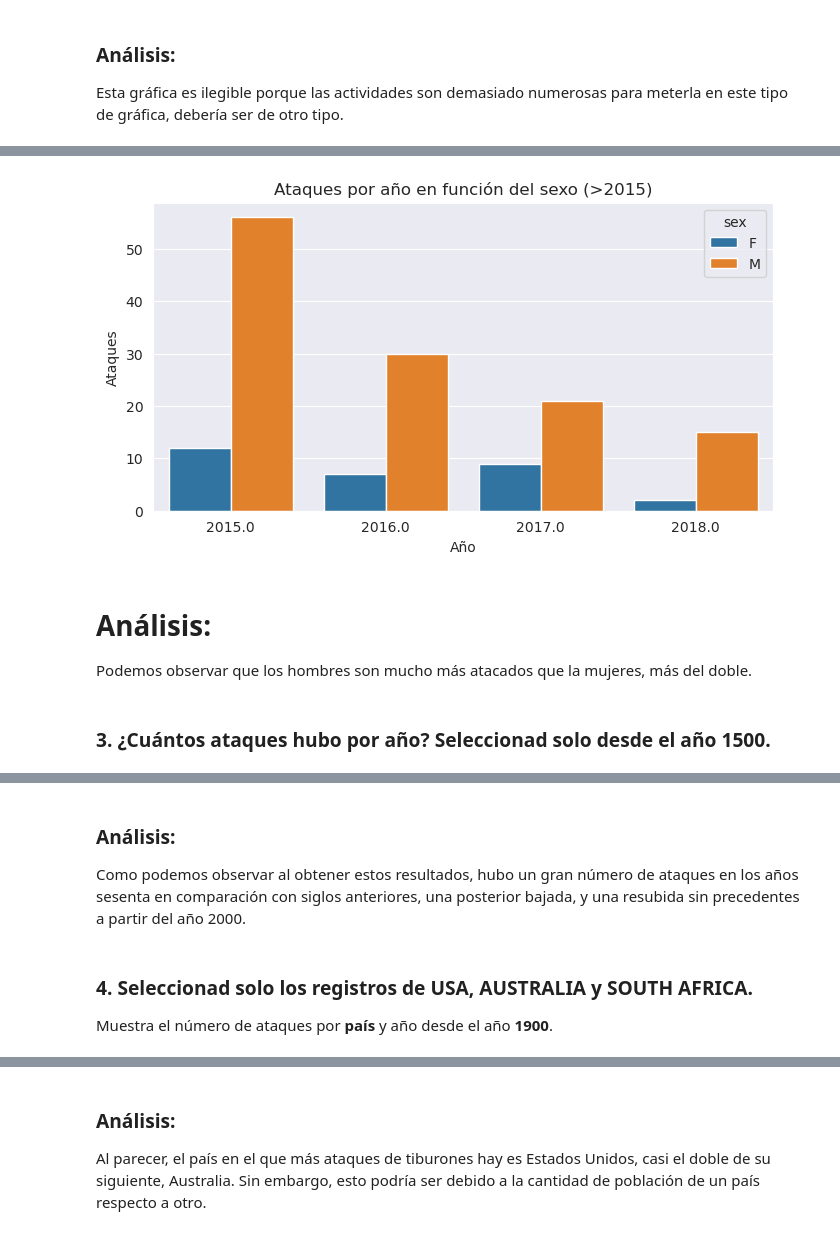
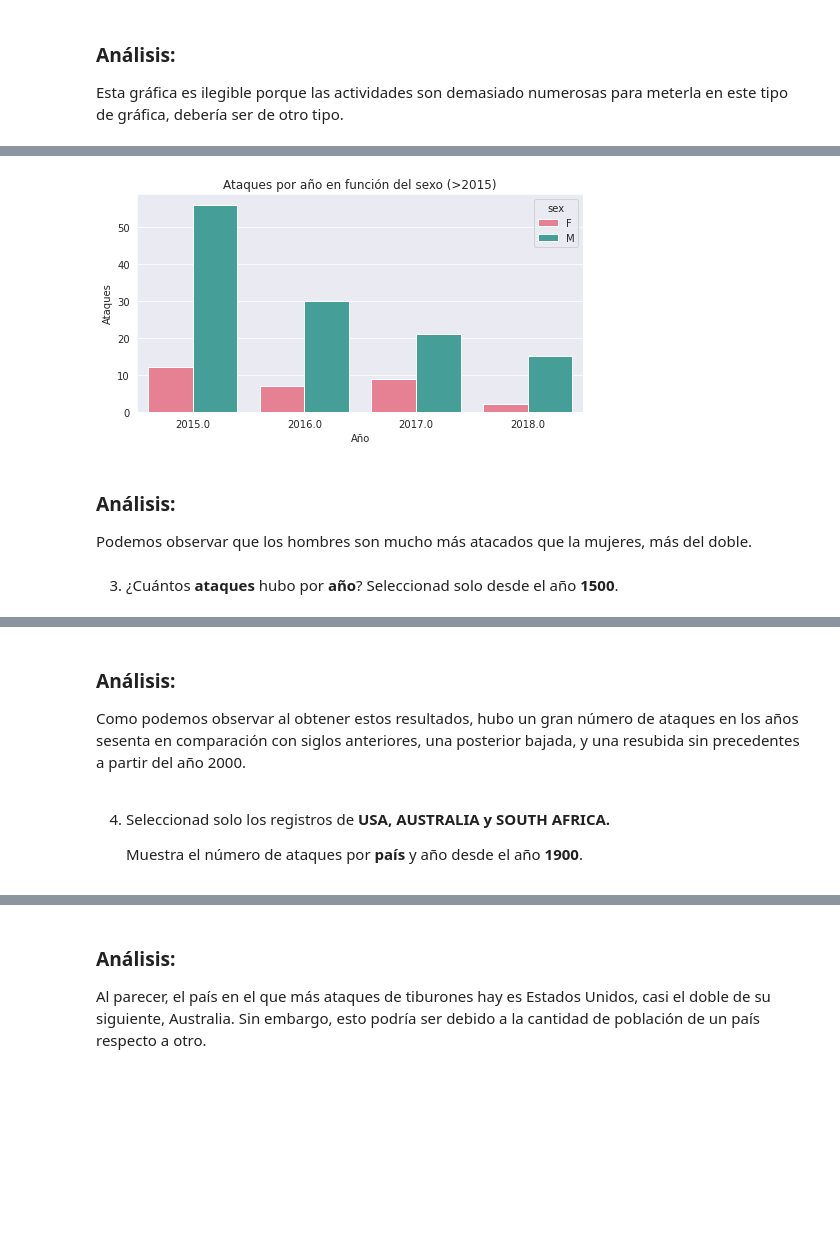
Before and after one commit to Adalab/DA-promoC-modulo-02-Marina-Lourdes-Ana, a Jupyter notebook: Visualizacion/03-Visualizacion_3.ipynb, the cells around one changed output, grey strips where cells are left out. Drawn from its saved outputs; the diff is of its cells as text; code cells hidden in the pictures; blank space fills up the shorter version.

```diff
--- a/Visualizacion/03-Visualizacion_3.ipynb
+++ b/Visualizacion/03-Visualizacion_3.ipynb
@@ -99,22 +89,20 @@ Que muestre el **número de ataques** que han ocurrido cada **año** en función
 # %%
-plt.figure(figsize =(8,4))
+plt.figure(figsize = (8,4))
 
-sns.set_style('darkgrid')
+fig = sns.countplot(x = "year", data = df_year, hue = "sex", palette = "husl")
 
-fig = sns.countplot(x='year', data = df_year, hue = "sex")
+fig.set(xlabel = "Año", ylabel = "Ataques")
 
-fig.set(xlabel="Año", ylabel= "Ataques" )
-
-fig.set_title('Ataques por año en función del sexo (>2015)')
+fig.set_title("Ataques por año en función del sexo (>2015)")
 
 plt.show()
 # %% [output]
-[figure, old version]
+[figure, new version]
 # %% [markdown]
-# **Análisis**:
+### **Análisis**:
 Podemos observar que los hombres son mucho más atacados que la mujeres, más del doble.
 # %% [markdown]
-### 3. ¿Cuántos **ataques** hubo por **año**? Seleccionad solo desde el año **1500**.
+3. ¿Cuántos **ataques** hubo por **año**? Seleccionad solo desde el año **1500**.
 # %%
 df_year_1500 = df[df["year"] >= 1500.0]
 df_year_1500.head(2)
@@ -142,8 +128,9 @@ plt.show()
 ### **Análisis**:
 Como podemos observar al obtener estos resultados, hubo un gran número de ataques en los años sesenta en comparación con siglos anteriores, una posterior bajada, y una resubida sin precedentes a partir del año 2000.
 # %% [markdown]
-### 4. Seleccionad solo los registros de **USA, AUSTRALIA y SOUTH AFRICA.**
-Muestra el número de ataques por **país** y año desde el año **1900**.
+4. Seleccionad solo los registros de **USA, AUSTRALIA y SOUTH AFRICA.**
+
+    Muestra el número de ataques por **país** y año desde el año **1900**.
 # %%
 df_year_1900 = df[df["year"] >= 1900.0]
 df_year_1900.head(2)
```
Also changed, not shown: parts of 20 cells of this notebook.
